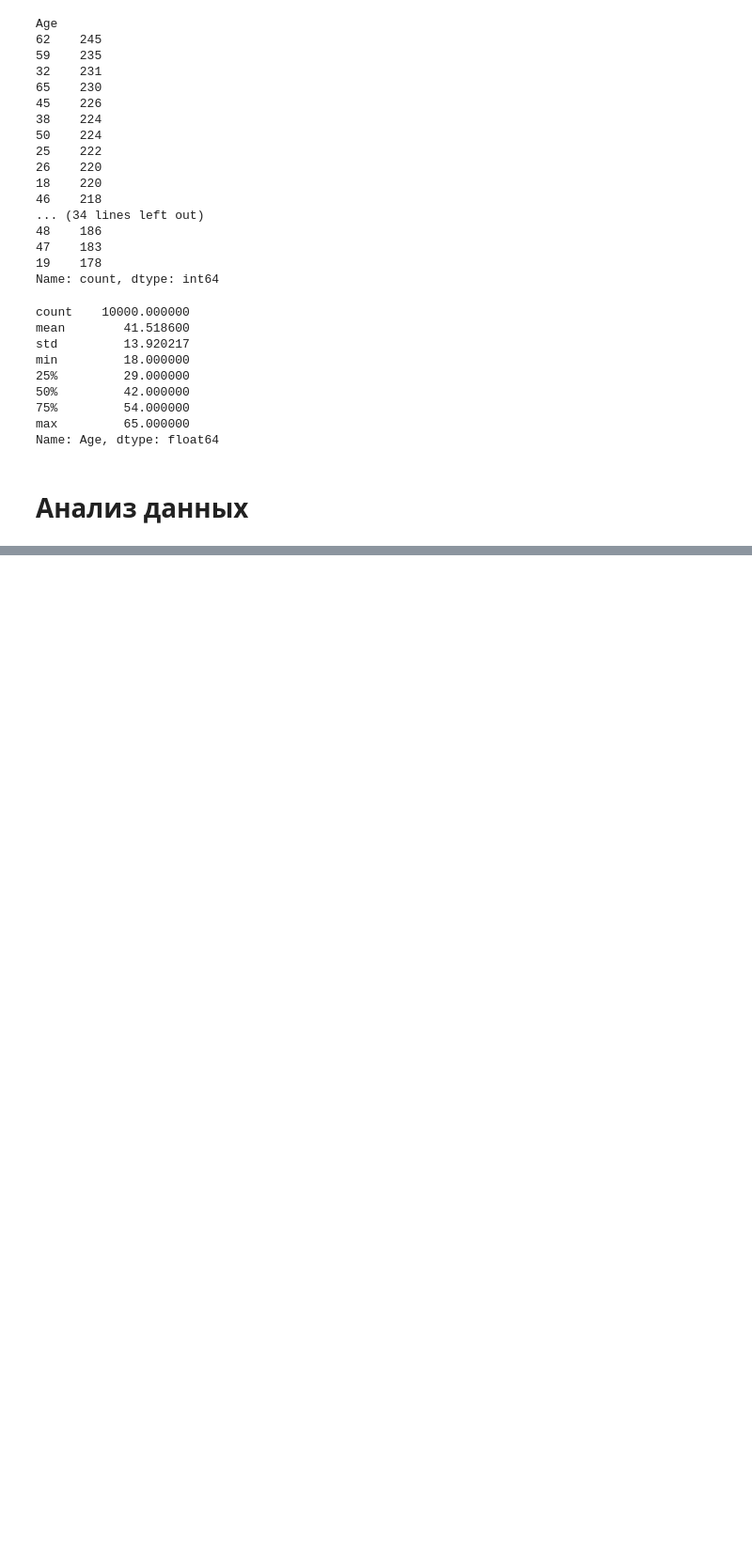
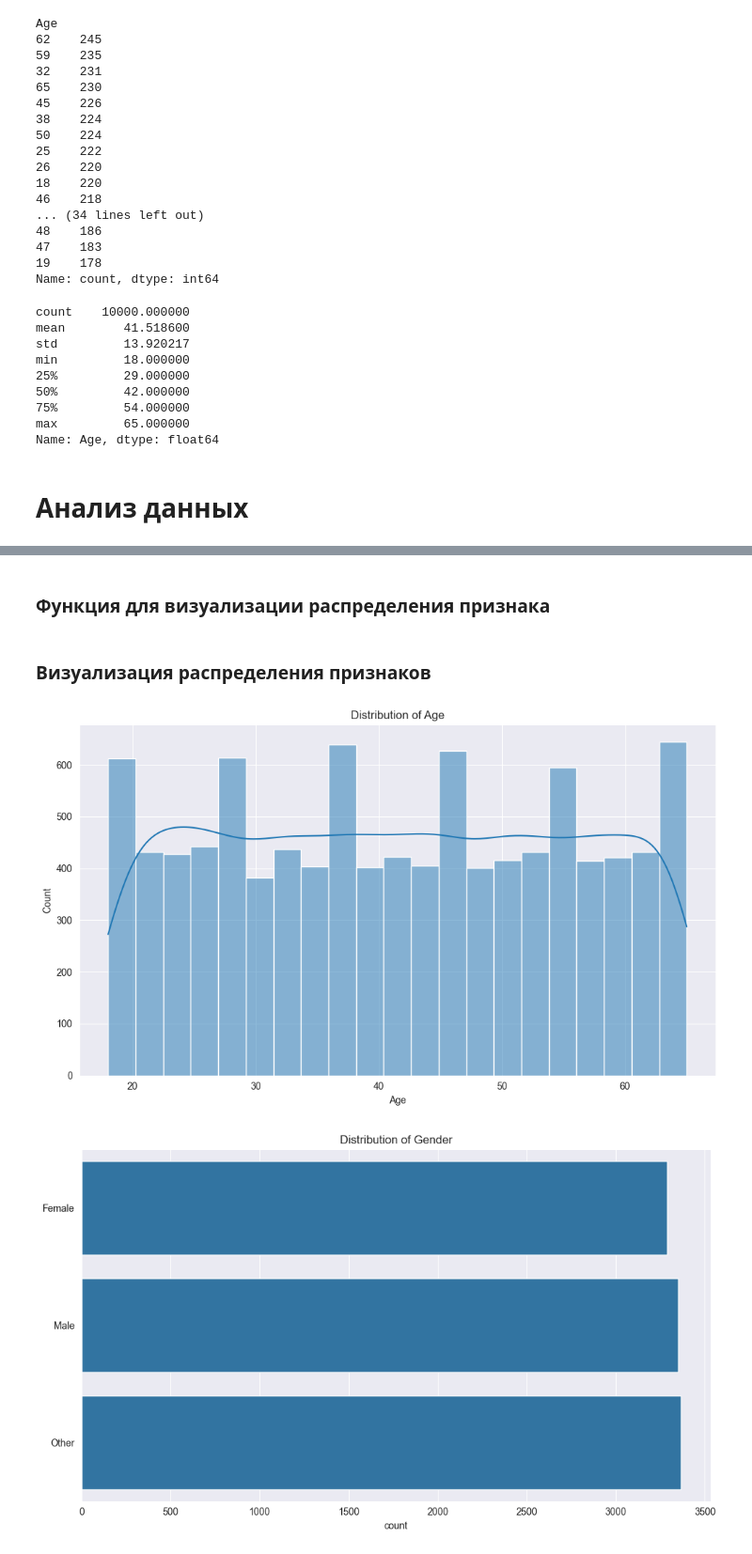
Before and after one commit to master-spectra/Mental-Health, a Jupyter notebook: main.ipynb, the cells around one changed output, grey strips where cells are left out. Shown at 94% size. Saved outputs shown, nothing was run; the diff lists cells and outputs as text; code cells hidden in the pictures; blank space fills up the shorter version.

```diff
--- a/main.ipynb
+++ b/main.ipynb
@@ -462,0 +147,23 @@ create_correlation_matrix(data)
+# %% [markdown]
+### Функция для визуализации распределения признака
+# %%
+def plot_distribution(data, feature):
+    plt.figure(figsize=(10, 6))
+    if data[feature].dtype in ['int64', 'float64']:
+        sns.histplot(data[feature], kde=True)
+        plt.title(f'Distribution of {feature}')
+    else:
+        sns.countplot(y=feature, data=data)
+        plt.title(f'Distribution of {feature}')
+        plt.ylabel('')
+    plt.tight_layout()
+    plt.show()
+# %% [markdown]
+### Визуализация распределения признаков
+# %%
+features_to_visualize = [col for col in data.columns if col != 'User_ID']
+for feature in features_to_visualize:
+    plot_distribution(data, feature)
+# %% [output]
+[figure, added]
+[figure, added]
```
Also changed, not shown: parts of 43 cells of this notebook, 1 other file.
